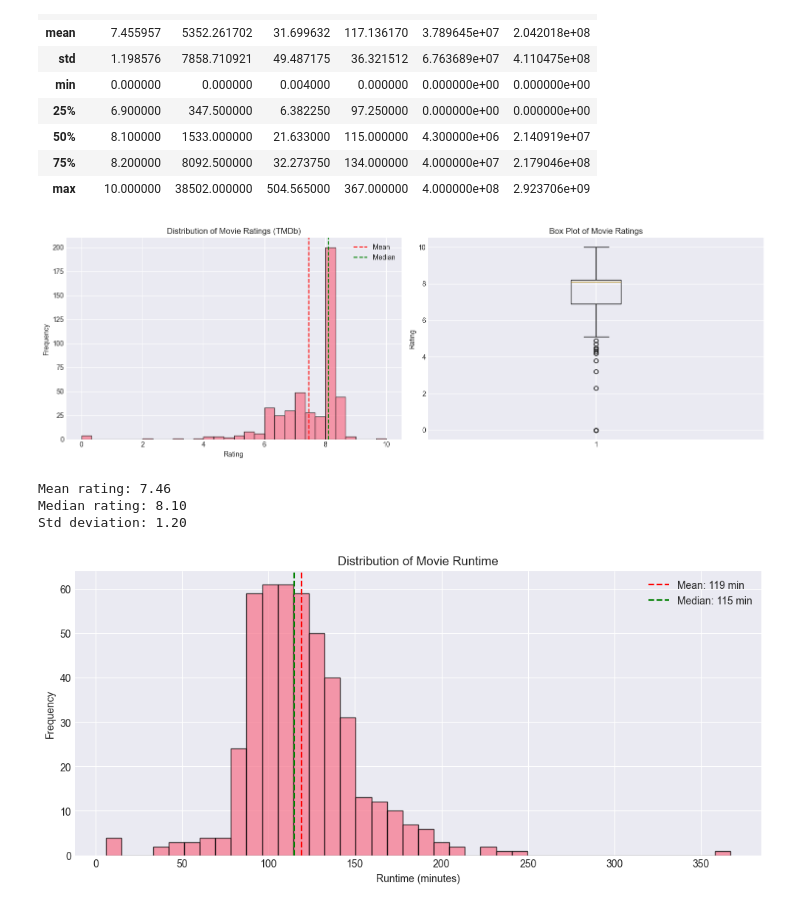
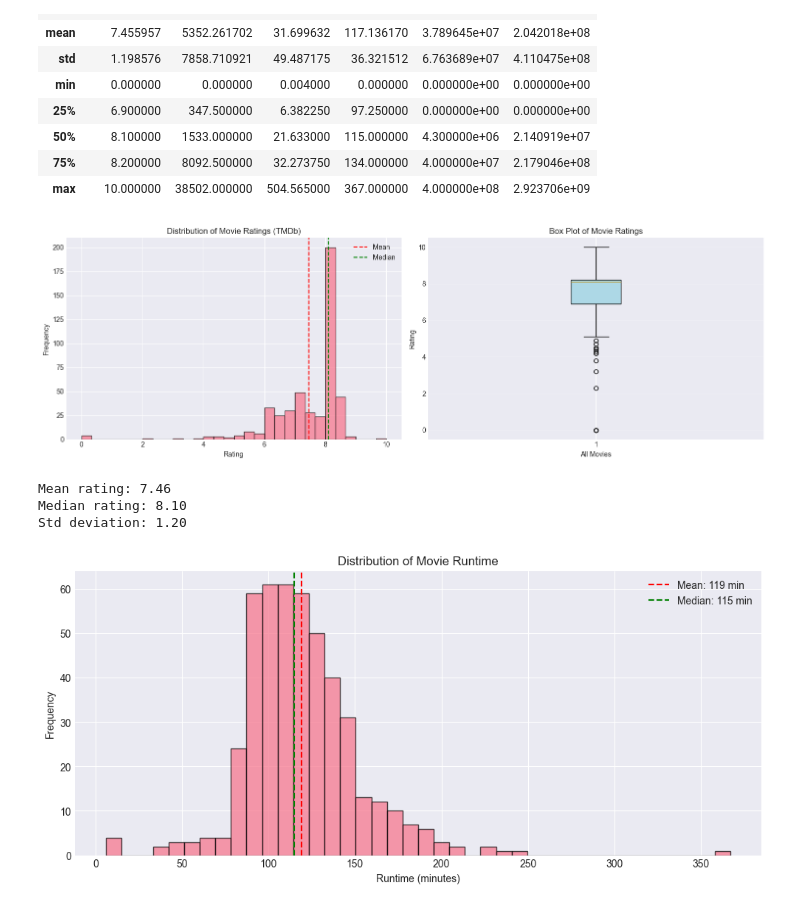
Before and after one commit to larabng/MovieMind, a Jupyter notebook: notebooks/01_exploratory_analysis.ipynb, the cells around one changed output. Saved outputs shown, nothing was run; the diff lists cells and outputs as text; code cells hidden in the pictures.

```diff
--- a/notebooks/01_exploratory_analysis.ipynb
+++ b/notebooks/01_exploratory_analysis.ipynb
@@ -138,30 +138,34 @@ display(df_movies[['vote_average', 'vote_count', 'popularity', 'runtime', 'budge
 # %%
 # Distribution of ratings
 fig, axes = plt.subplots(1, 2, figsize=(15, 5))
 
 # Histogram
 axes[0].hist(df_movies['vote_average'].dropna(), bins=30, edgecolor='black', alpha=0.7)
 axes[0].set_xlabel('Rating')
 axes[0].set_ylabel('Frequency')
 axes[0].set_title('Distribution of Movie Ratings (TMDb)')
 axes[0].axvline(df_movies['vote_average'].mean(), color='red', linestyle='--', label='Mean')
 axes[0].axvline(df_movies['vote_average'].median(), color='green', linestyle='--', label='Median')
 axes[0].legend()
 
 # Box plot
-axes[1].boxplot(df_movies['vote_average'].dropna())
+bp = axes[1].boxplot(df_movies['vote_average'].dropna(), patch_artist=True)
+for patch in bp['boxes']:
+    patch.set_facecolor('lightblue')
 axes[1].set_ylabel('Rating')
+axes[1].set_xlabel('All Movies')
 axes[1].set_title('Box Plot of Movie Ratings')
+axes[1].grid(axis='y', alpha=0.3)
 
 plt.tight_layout()
 plt.show()
 
 # Statistics
 print(f"Mean rating: {df_movies['vote_average'].mean():.2f}")
 print(f"Median rating: {df_movies['vote_average'].median():.2f}")
 print(f"Std deviation: {df_movies['vote_average'].std():.2f}")
 # %% [output]
-[figure, old version]
+[figure, new version]
 Mean rating: 7.46
 Median rating: 8.10
 Std deviation: 1.20
```
Also changed, not shown: 1 other file.
